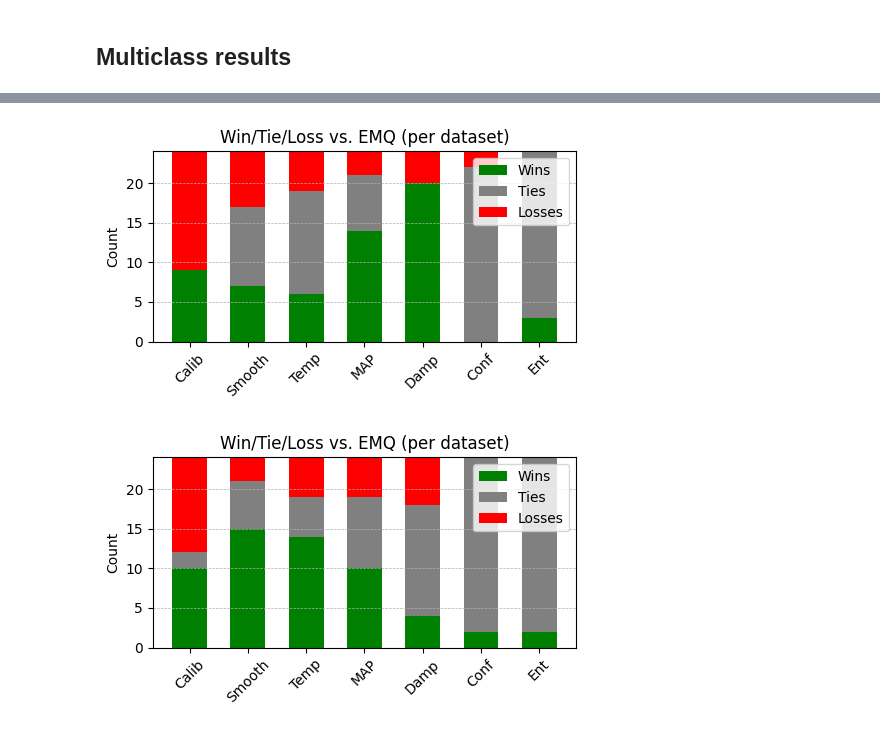
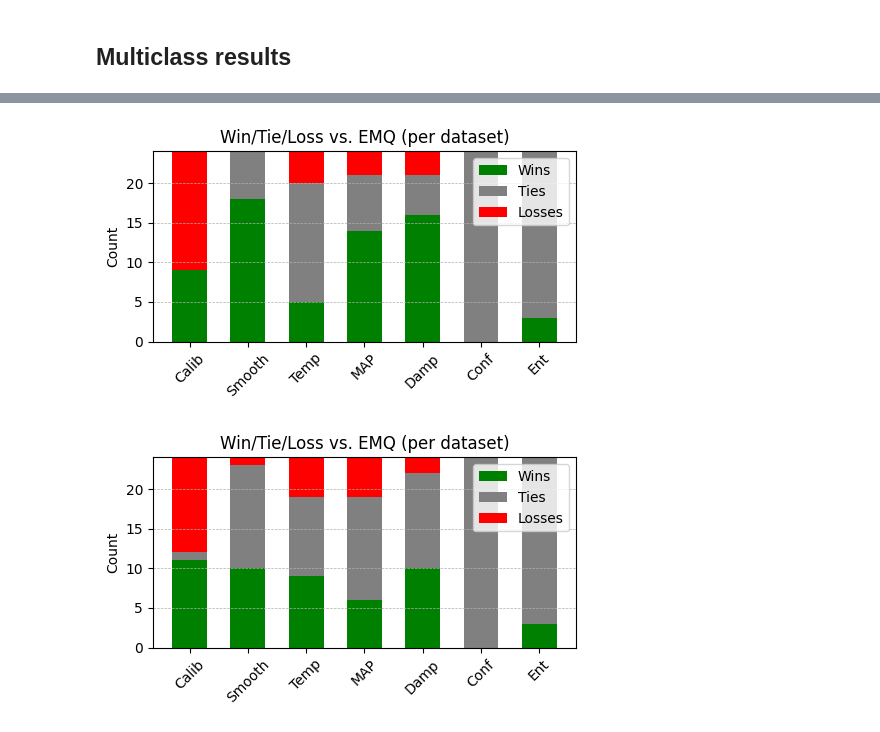
Before and after one commit to pglez82/emq-stabilization, a Jupyter notebook: formatresults.ipynb, the cells around one changed output, grey strips where cells are left out. Saved outputs shown, nothing was run; the diff lists cells and outputs as text; code cells hidden in the pictures.

Commit message:
plot new results

```diff
--- a/formatresults.ipynb
+++ b/formatresults.ipynb
@@ -202,34 +430,34 @@ def plot_win_tie_loss(exp, csv_results_path, method_names, display_labels, basel
     plt.tight_layout()
     plt.grid(axis='y', linestyle='--', linewidth=0.5)
     plt.savefig("win_tie_loss_summary_{}.pdf".format(exp), format="pdf", bbox_inches="tight")
     plt.show()
 
 
-methods = ['EM_LR','EM_BCTS_LR','PSEM_LR','TSEM_LR','DMAPEMv2_LR','DEM_LR','CSEMv2_LR','EREMv2_LR']
+methods = ['EM_LR','EM_BCTS_LR','PSEM_LR','TSEM_LR','DMAPEM_LR','DEM_LR','CSEM_LR','EREM_LR']
 labels = ['EMQ','Calib','Smooth','Temp','MAP','Damp','Conf','Ent']
 methods_no_emq = methods[1:]
 labels_no_emq = labels[1:]
 
 plot_win_tie_loss(
     'LR',
     'results/ucimulti/allmethods.csv',
     methods_no_emq,
     labels_no_emq,
     baseline_method=methods[0]  # e.g., 'EM_LR'
 )
 
-methods = ['EM_NN','EM_BCTS_NN','PSEM_NN','TSEM_NN','DMAPEMv2_NN','DEM_NN','CSEMv2_NN','EREMv2_NN']
+methods = ['EM_NN','EM_BCTS_NN','PSEM_NN','TSEM_NN','DMAPEM_NN','DEM_NN','CSEM_NN','EREM_NN']
 labels = ['EMQ','Calib','Smooth','Temp','MAP','Damp','Conf','Ent']
 methods_no_emq = methods[1:]
 labels_no_emq = labels[1:]
 
 plot_win_tie_loss(
     'NN',
     'results/ucimulti/allmethods.csv',
     methods_no_emq,
     labels_no_emq,
     baseline_method=methods[0]  # e.g., 'EM_LR'
 )
 # %% [output]
-[figure, old version]
+[figure, new version]
-[figure, old version]
+[figure, new version]
```
Also changed, not shown: parts of 6 cells of this notebook, 1 other file.
